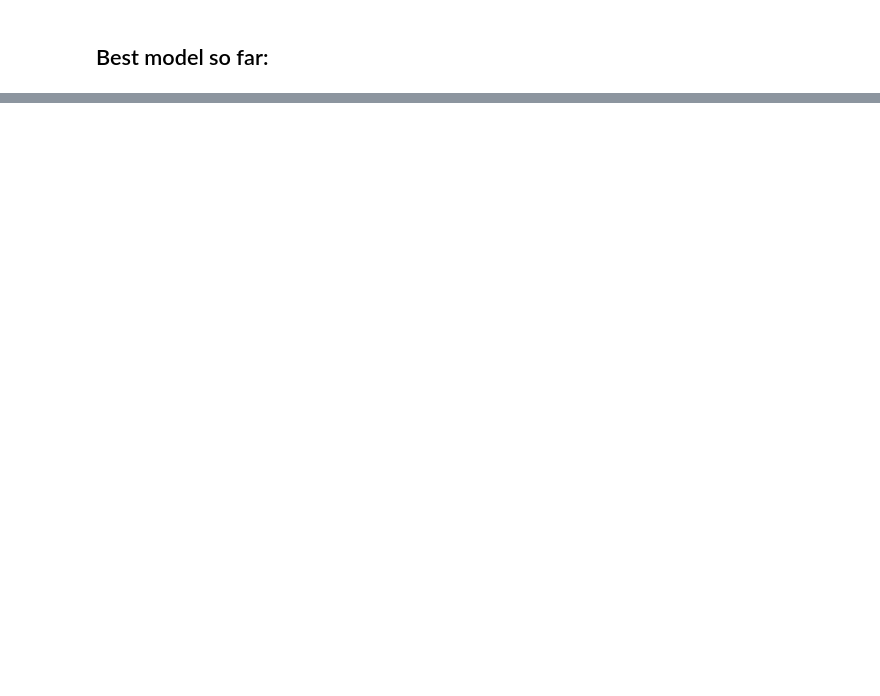
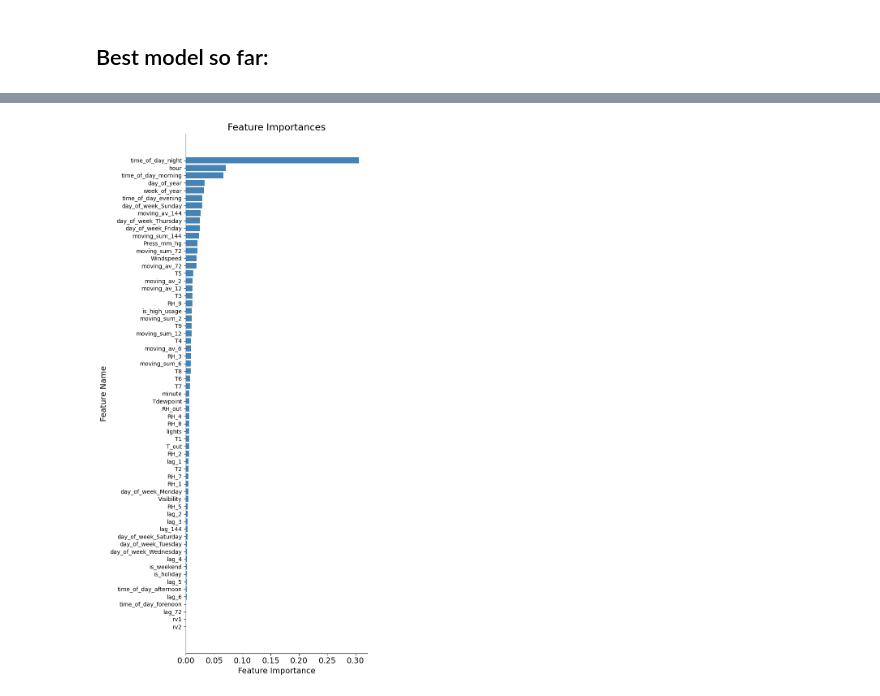
Before and after one commit to k-katarzyna/Appliances_Energy_Prediction, a Jupyter notebook: Appliances_energy_prediction/1_experiments.ipynb, the cells around one changed output, grey strips where cells are left out. Cells and saved outputs as stored; diff of their text form; code cells hidden in the pictures; blank space fills up the shorter version.

```diff
--- a/Appliances_energy_prediction/1_experiments.ipynb
+++ b/Appliances_energy_prediction/1_experiments.ipynb
@@ -323,0 +427,8 @@ evaluate_model(X_train, X_test, y_train, y_test, loaded_model)
+# %%
+# np.set_printoptions(suppress=True, precision=8)
+importances = loaded_model.regressor_.named_steps["model"].feature_importances_
+cols = list(X_train_tree.columns)
+# cols.append("anomalies")
+feature_importances(importances, cols)
+# %% [output]
+[figure, added]
```
Also changed, not shown: parts of 28 cells of this notebook, 2 other files.
